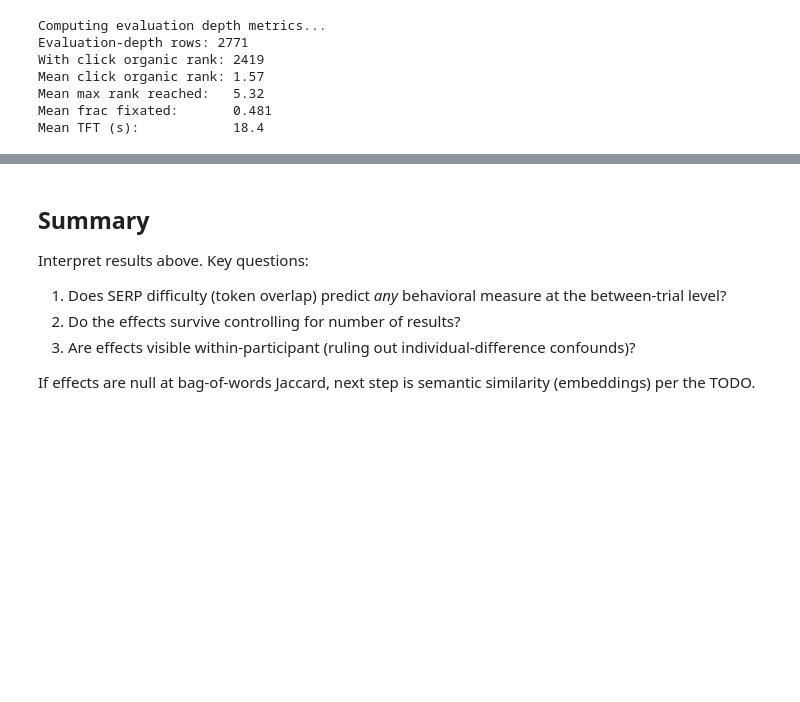
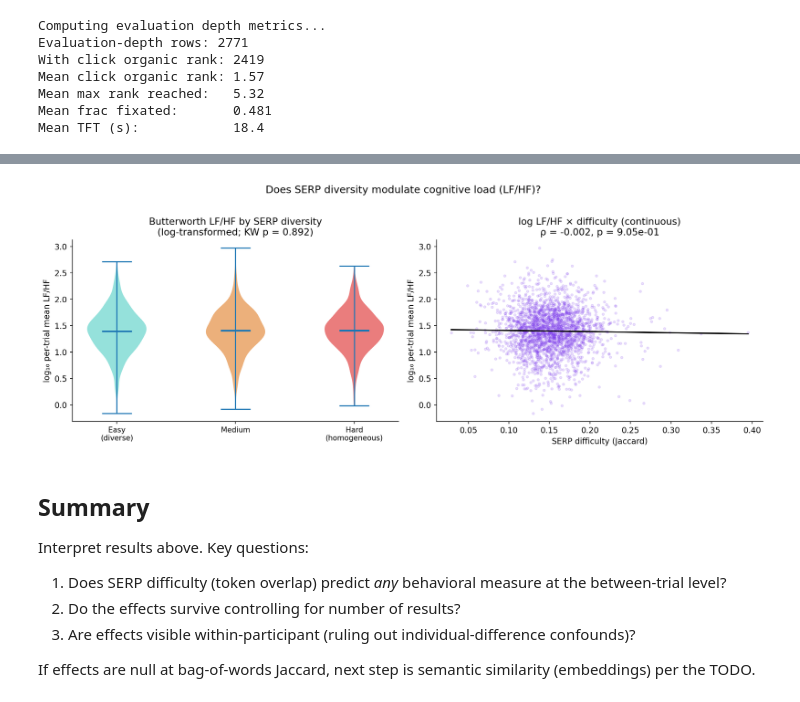
Before and after one commit to andyed/attentional-foraging, a Jupyter notebook: notebooks-v2/09_difficulty.ipynb, the cells around one changed output, grey strips where cells are left out. Cells and saved outputs as stored; diff of their text form; code cells hidden in the pictures; blank space fills up the shorter version.

```diff
--- a/notebooks-v2/09_difficulty.ipynb
+++ b/notebooks-v2/09_difficulty.ipynb
@@ -800,3 +926,40 @@ plt.show()
+# %%
+# ── LF/HF × difficulty plot ──
+
+fig, axes = plt.subplots(1, 2, figsize=(14, 5))
+colors = ['#4ecdc4', '#e07c24', '#dc2626']
+
+# Violin of log10(LF/HF) by tercile
+ax = axes[0]
+data = [log_by[name] for name in ['Easy', 'Medium', 'Hard']]
+parts = ax.violinplot(data, positions=[1, 2, 3], showmeans=True, showmedians=True)
+for i, pc in enumerate(parts['bodies']):
+    pc.set_facecolor(colors[i])
+    pc.set_alpha(0.6)
+ax.set_xticks([1, 2, 3])
+ax.set_xticklabels(['Easy\n(diverse)', 'Medium', 'Hard\n(homogeneous)'], fontsize=10)
+ax.set_ylabel('log₁₀ per-trial mean LF/HF')
+ax.set_title(f'Butterworth LF/HF by SERP diversity\n(log-transformed; KW p = {p_log:.3f})')
+
+# Scatter: difficulty × log LF/HF (continuous)
+ax = axes[1]
+xm = diff_depth[mask]
+ym = log_lfhf_arr[mask]
+ax.scatter(xm, ym, alpha=0.15, s=10, color='#7c3aed', rasterized=True)
+slope, intercept = np.polyfit(xm, ym, 1)
+xl = np.linspace(xm.min(), xm.max(), 100)
+ax.plot(xl, slope * xl + intercept, color='black', linewidth=1.8)
+r_cont, p_cont = stats.spearmanr(xm, ym)
+ax.set_xlabel('SERP difficulty (Jaccard)')
+ax.set_ylabel('log₁₀ per-trial mean LF/HF')
+ax.set_title(f'log LF/HF × difficulty (continuous)\nρ = {r_cont:.3f}, p = {p_cont:.2e}')
+
+plt.suptitle('Does SERP diversity modulate cognitive load (LF/HF)?', fontsize=14, y=1.02)
+plt.tight_layout()
+plt.savefig('plot_difficulty_lfhf.png', dpi=200, bbox_inches='tight')
+plt.show()
+# %% [output]
+[figure, added]
 # %% [markdown]
 ## Summary
 
```
Also changed, not shown: parts of 6 cells of this notebook, 4 other files.
